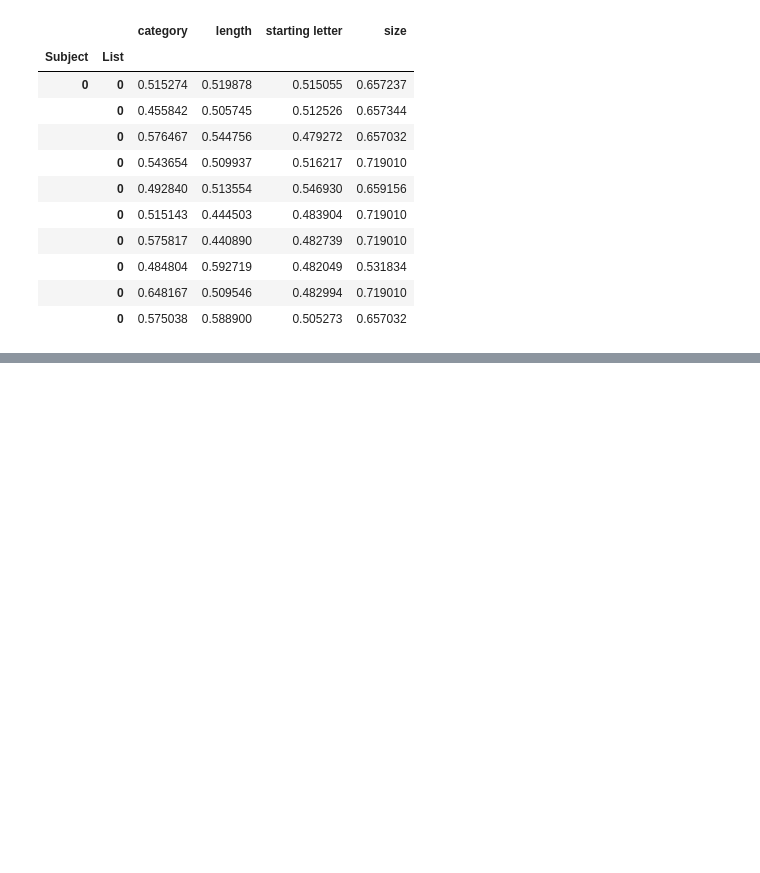
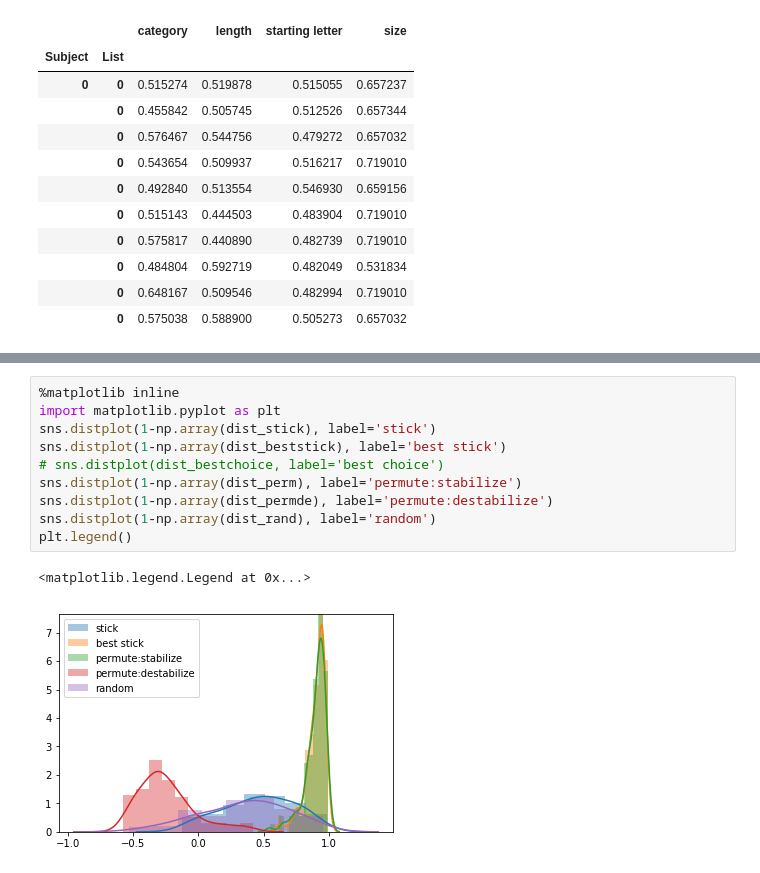
Before and after one commit to ContextLab/quail, a Jupyter notebook: docs/tutorial/optimal presenter.ipynb, the cells around one changed output, grey strips where cells are left out. Saved outputs shown, nothing was run; the diff lists cells and outputs as text; blank space fills up the shorter version.

```diff
--- a/docs/tutorial/optimal presenter.ipynb
+++ b/docs/tutorial/optimal presenter.ipynb
@@ -275,0 +262,13 @@ wp
+# %%
+%matplotlib inline
+import matplotlib.pyplot as plt
+sns.distplot(1-np.array(dist_stick), label='stick')
+sns.distplot(1-np.array(dist_beststick), label='best stick')
+# sns.distplot(dist_bestchoice, label='best choice')
+sns.distplot(1-np.array(dist_perm), label='permute:stabilize')
+sns.distplot(1-np.array(dist_permde), label='permute:destabilize')
+sns.distplot(1-np.array(dist_rand), label='random')
+plt.legend()
+# %% [output]
+<matplotlib.legend.Legend at 0x...>
+[figure, added]
```
Also changed, not shown: parts of 7 cells of this notebook, 1 other file.
